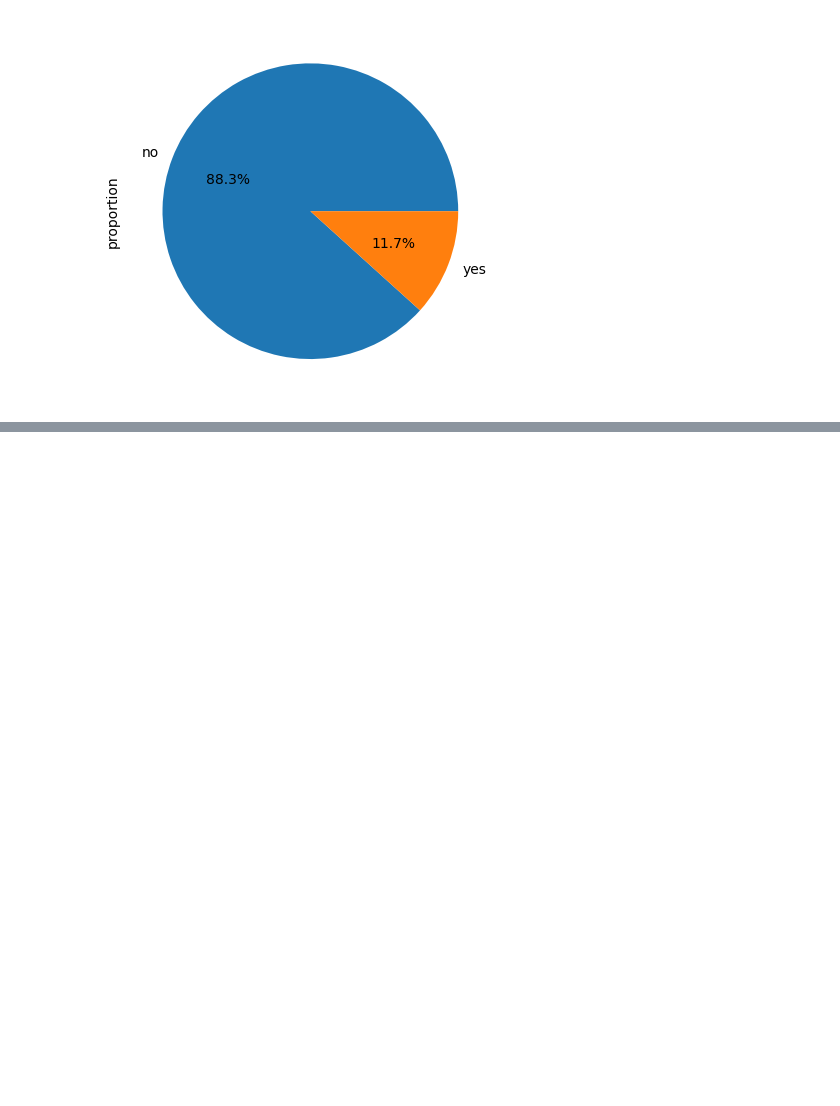
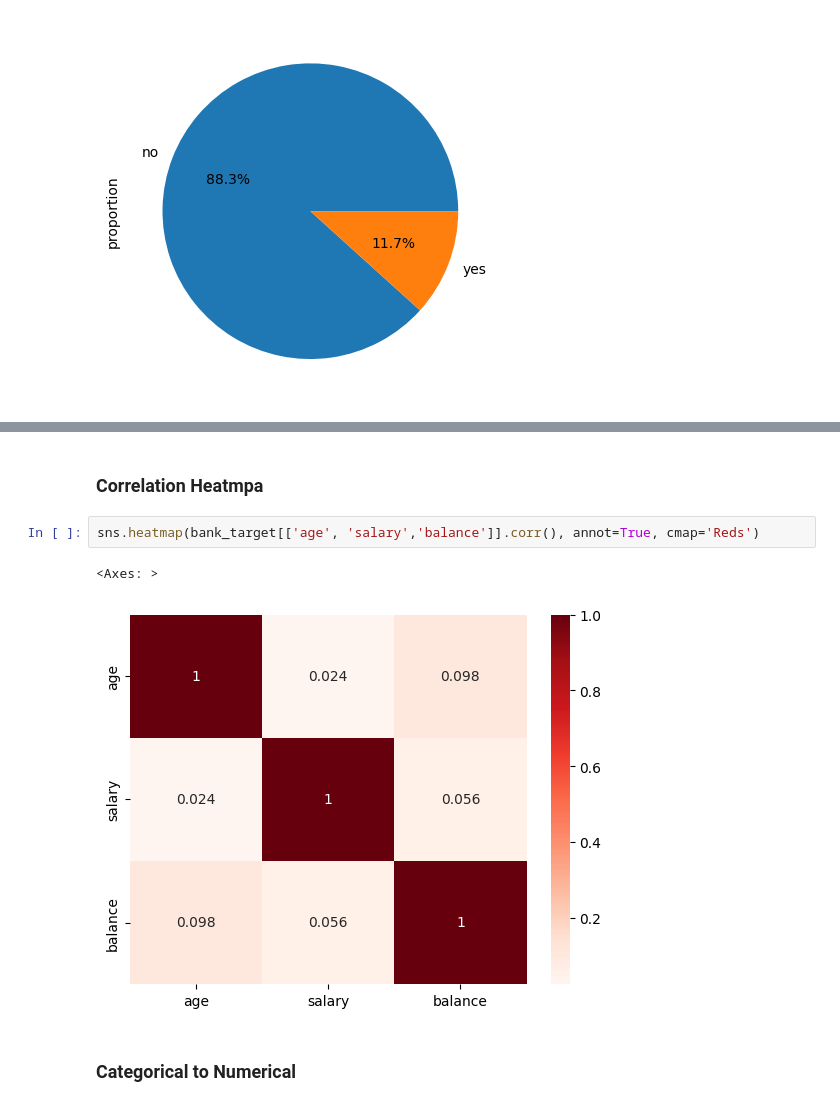
Before and after one commit to Rushank14/Python-Notebooks, a Jupyter notebook: notebooks/EDA.ipynb, the cells around one changed output, grey strips where cells are left out. Drawn from its saved outputs; the diff is of its cells as text; blank space fills up the shorter version.

```diff
--- a/notebooks/EDA.ipynb
+++ b/notebooks/EDA.ipynb
@@ -615,0 +648,9 @@ bank_target.response.value_counts(normalize=True).plot.pie(
+# %% [markdown]
+### Correlation Heatmpa
+# %%
+sns.heatmap(bank_target[['age', 'salary','balance']].corr(), annot=True, cmap='Reds')
+# %% [output]
+<Axes: >
+[figure, added]
+# %% [markdown]
+### Categorical to Numerical
```
Also changed, not shown: parts of 34 cells of this notebook, 1 other file.
